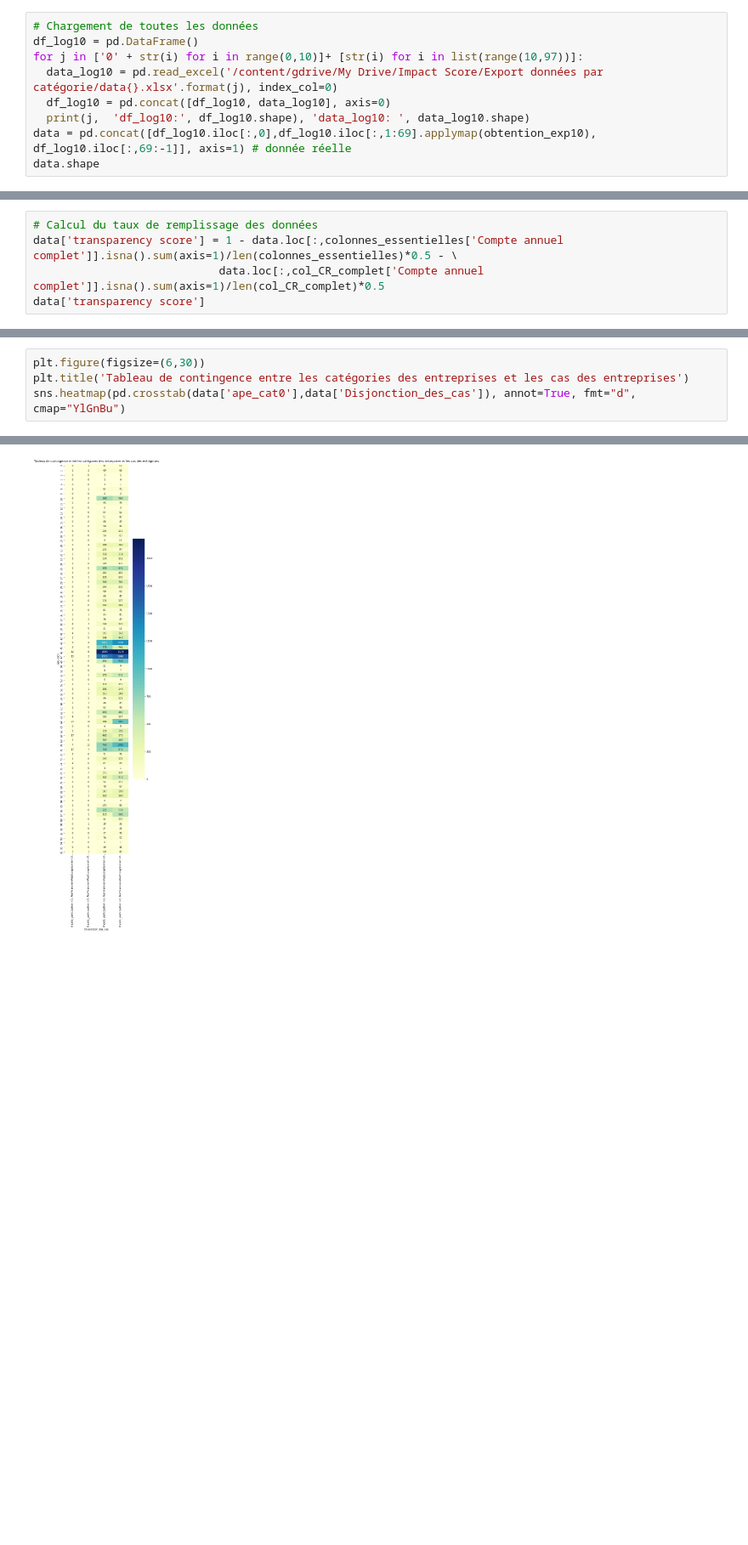
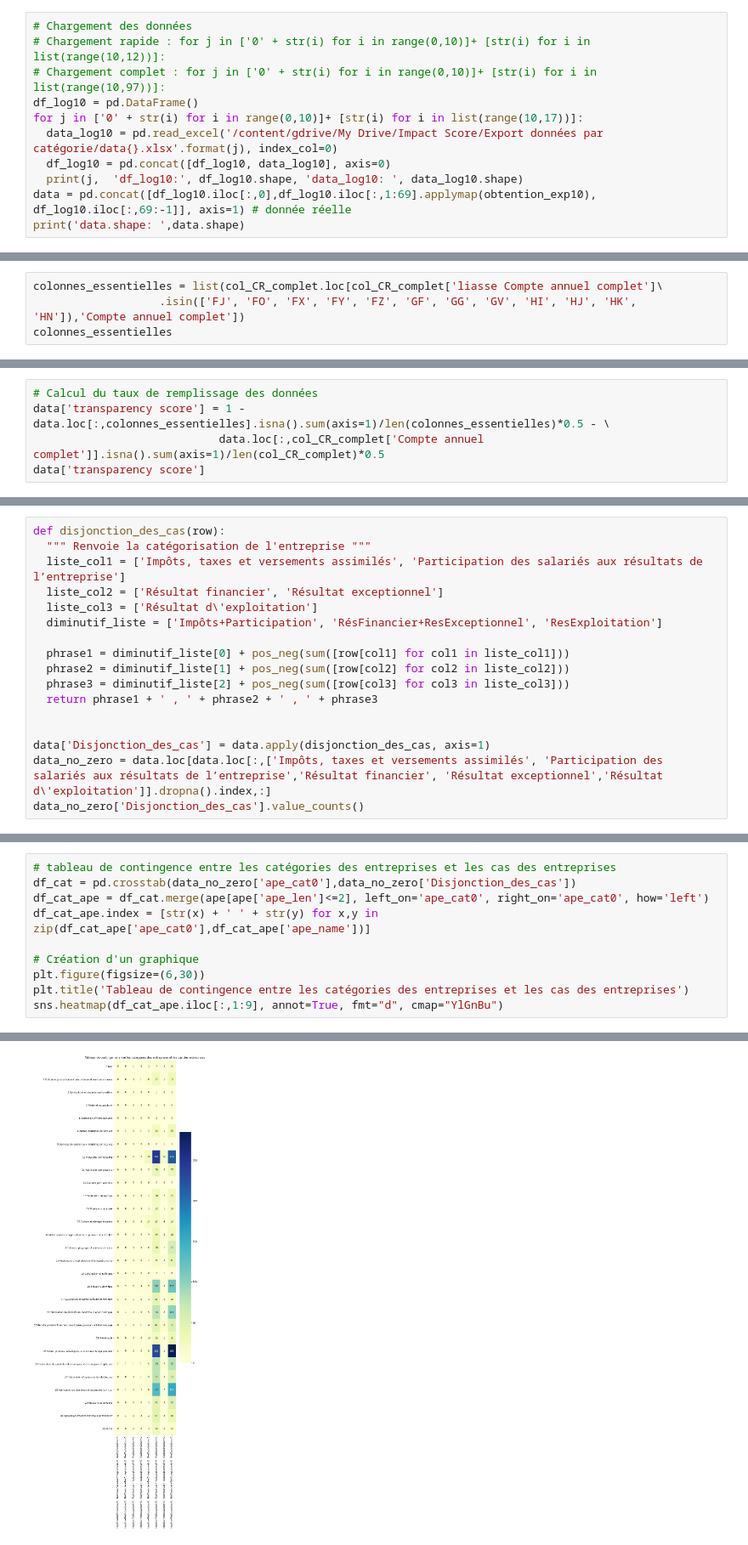
Before and after one commit to Enthic/enthic-data_analysis, a Jupyter notebook: Impact_score_main.ipynb, the cells around one changed output, grey strips where cells are left out. Shown at 85% size. Saved outputs shown, nothing was run; the diff lists cells and outputs as text; blank space fills up the shorter version.

```diff
--- a/Impact_score_main.ipynb
+++ b/Impact_score_main.ipynb
@@ -42,10 +83,12 @@ data = pd.concat([data_log10.iloc[:,0],data_log10.iloc[:,1:69].applymap(obtentio
 # %%
-# Chargement de toutes les données
+# Chargement des données
+# Chargement rapide : for j in ['0' + str(i) for i in range(0,10)]+ [str(i) for i in list(range(10,12))]:
+# Chargement complet : for j in ['0' + str(i) for i in range(0,10)]+ [str(i) for i in list(range(10,97))]:
 df_log10 = pd.DataFrame()
-for j in ['0' + str(i) for i in range(0,10)]+ [str(i) for i in list(range(10,97))]:
+for j in ['0' + str(i) for i in range(0,10)]+ [str(i) for i in list(range(10,17))]:
   data_log10 = pd.read_excel('/content/gdrive/My Drive/Impact Score/Export données par catégorie/data{}.xlsx'.format(j), index_col=0)
   df_log10 = pd.concat([df_log10, data_log10], axis=0)
-  print(j,  'df_log10:', df_log10.shape), 'data_log10: ', data_log10.shape)
+  print(j,  'df_log10:', df_log10.shape, 'data_log10: ', data_log10.shape)
 data = pd.concat([df_log10.iloc[:,0],df_log10.iloc[:,1:69].applymap(obtention_exp10), df_log10.iloc[:,69:-1]], axis=1) # donnée réelle
-data.shape
+print('data.shape: ',data.shape)
 # %% [output]
@@ -112,0 +525,4 @@ colonnes_essentielles
+# %%
+colonnes_essentielles = list(col_CR_complet.loc[col_CR_complet['liasse Compte annuel complet']\
+                   .isin(['FJ', 'FO', 'FX', 'FY', 'FZ', 'GF', 'GG', 'GV', 'HI', 'HJ', 'HK', 'HN']),'Compte annuel complet'])
+colonnes_essentielles
@@ -113,6 +542,6 @@ colonnes_essentielles
 # %%
 # Calcul du taux de remplissage des données
-data['transparency score'] = 1 - data.loc[:,colonnes_essentielles['Compte annuel complet']].isna().sum(axis=1)/len(colonnes_essentielles)*0.5 - \
+data['transparency score'] = 1 - data.loc[:,colonnes_essentielles].isna().sum(axis=1)/len(colonnes_essentielles)*0.5 - \
                             data.loc[:,col_CR_complet['Compte annuel complet']].isna().sum(axis=1)/len(col_CR_complet)*0.5
 data['transparency score']
 # %% [output]
@@ -211,0 +589,17 @@ df_cat = pd.crosstab(data['ape_cat0'],data['Disjonction_des_cas'])
+# %%
+def disjonction_des_cas(row):
+  """ Renvoie la catégorisation de l'entreprise """
+  liste_col1 = ['Impôts, taxes et versements assimilés', 'Participation des salariés aux résultats de l’entreprise']
+  liste_col2 = ['Résultat financier', 'Résultat exceptionnel']
+  liste_col3 = ['Résultat d\'exploitation']
+  diminutif_liste = ['Impôts+Participation', 'RésFinancier+ResExceptionnel', 'ResExploitation']
+
+  phrase1 = diminutif_liste[0] + pos_neg(sum([row[col1] for col1 in liste_col1]))
+  phrase2 = diminutif_liste[1] + pos_neg(sum([row[col2] for col2 in liste_col2]))
+  phrase3 = diminutif_liste[2] + pos_neg(sum([row[col3] for col3 in liste_col3]))
+  return phrase1 + ' , ' + phrase2 + ' , ' + phrase3
+
+
+data['Disjonction_des_cas'] = data.apply(disjonction_des_cas, axis=1)
+data_no_zero = data.loc[data.loc[:,['Impôts, taxes et versements assimilés', 'Participation des salariés aux résultats de l’entreprise','Résultat financier', 'Résultat exceptionnel','Résultat d\'exploitation']].dropna().index,:]
+data_no_zero['Disjonction_des_cas'].value_counts()
@@ -212,7 +615,13 @@ df_cat = pd.crosstab(data['ape_cat0'],data['Disjonction_des_cas'])
 # %%
+# tableau de contingence entre les catégories des entreprises et les cas des entreprises
+df_cat = pd.crosstab(data_no_zero['ape_cat0'],data_no_zero['Disjonction_des_cas'])
+df_cat_ape = df_cat.merge(ape[ape['ape_len']<=2], left_on='ape_cat0', right_on='ape_cat0', how='left')
+df_cat_ape.index = [str(x) + ' ' + str(y) for x,y in zip(df_cat_ape['ape_cat0'],df_cat_ape['ape_name'])]
+
+# Création d'un graphique
 plt.figure(figsize=(6,30))
 plt.title('Tableau de contingence entre les catégories des entreprises et les cas des entreprises')
-sns.heatmap(pd.crosstab(data['ape_cat0'],data['Disjonction_des_cas']), annot=True, fmt="d", cmap="YlGnBu")
+sns.heatmap(df_cat_ape.iloc[:,1:9], annot=True, fmt="d", cmap="YlGnBu")
 # %% [output]
 <matplotlib.axes._subplots.AxesSubplot at 0x...>
-[figure, old version]
+[figure, new version]
```
Also changed, not shown: parts of 69 cells of this notebook.
